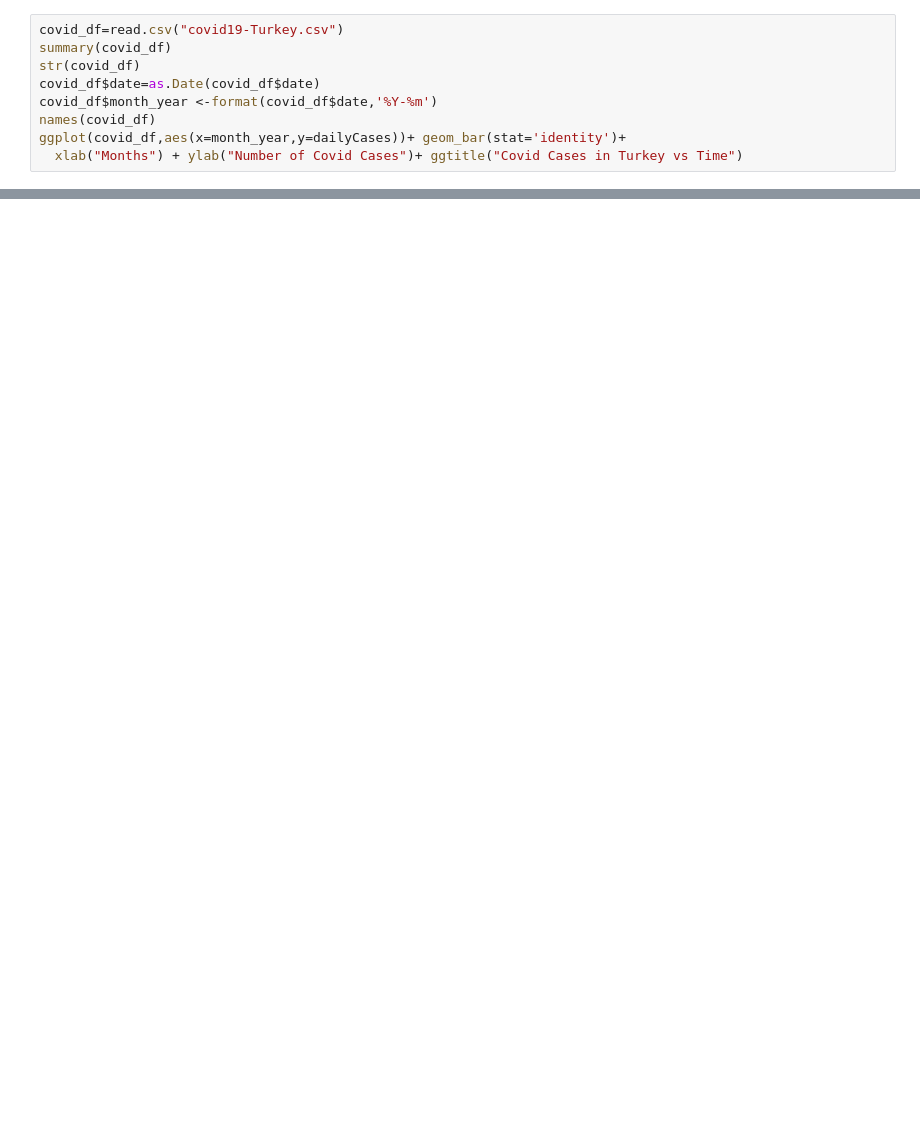
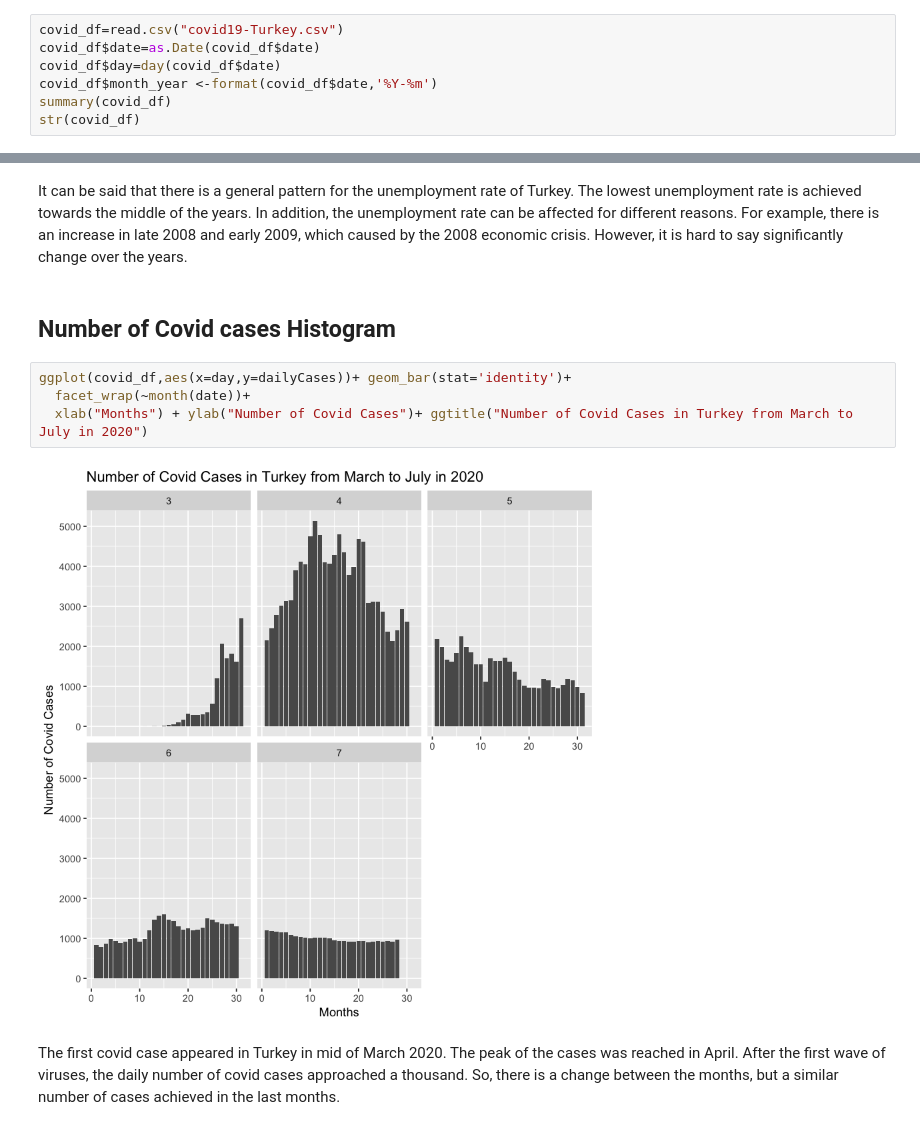
Before and after one commit to BU-IE-360/fall20-mbahadir, a Jupyter notebook: Homework1/Homework1.ipynb, the cells around one changed output, grey strips where cells are left out. Drawn from its saved outputs; the diff is of its cells as text; blank space fills up the shorter version.

```diff
--- a/Homework1/Homework1.ipynb
+++ b/Homework1/Homework1.ipynb
@@ -63,10 +58,8 @@ ggplot(unemployement_df,aes(x=year(Tarih),y=issizlik))+ geom_bar(stat='identity'
 # %%
 covid_df=read.csv("covid19-Turkey.csv")
+covid_df$date=as.Date(covid_df$date)
+covid_df$day=day(covid_df$date)
+covid_df$month_year <-format(covid_df$date,'%Y-%m')
 summary(covid_df)
 str(covid_df)
-covid_df$date=as.Date(covid_df$date)
-covid_df$month_year <-format(covid_df$date,'%Y-%m')
-names(covid_df)
-ggplot(covid_df,aes(x=month_year,y=dailyCases))+ geom_bar(stat='identity')+
-  xlab("Months") + ylab("Number of Covid Cases")+ ggtitle("Covid Cases in Turkey vs Time")
 # %% [output]
@@ -106,0 +120,12 @@ ggplot(covid_df,aes(x=month_year,y=dailyCases))+ geom_bar(stat='identity')+
+# %% [markdown]
+It can be said that there is a general pattern for the unemployment rate of Turkey. The lowest unemployment rate is achieved towards the middle of the years. In addition, the unemployment rate can be affected for different reasons. For example, there is an increase in late 2008 and early 2009, which caused by the 2008 economic crisis. However, it is hard to say significantly change over the years.
+# %% [markdown]
+## Number of Covid cases Histogram
+# %%
+ggplot(covid_df,aes(x=day,y=dailyCases))+ geom_bar(stat='identity')+
+  facet_wrap(~month(date))+
+  xlab("Months") + ylab("Number of Covid Cases")+ ggtitle("Number of Covid Cases in Turkey from March to July in 2020")
+# %% [output]
+[figure, added]
+# %% [markdown]
+The first covid case appeared in Turkey in mid of March 2020. The peak of the cases was reached in April. After the first wave of viruses, the daily number of covid cases approached a thousand. So, there is a change between the months, but a similar number of cases achieved in the last months.
```
Also changed, not shown: parts of 29 cells of this notebook, 3 other files.
